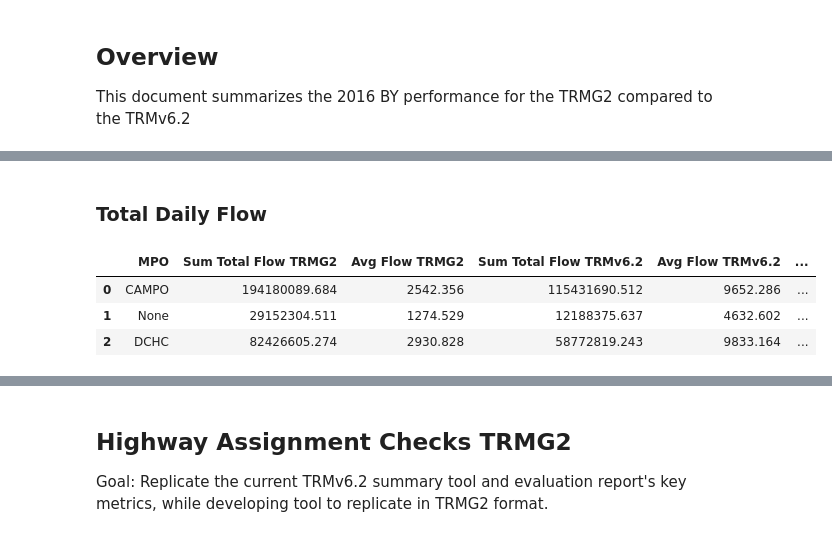
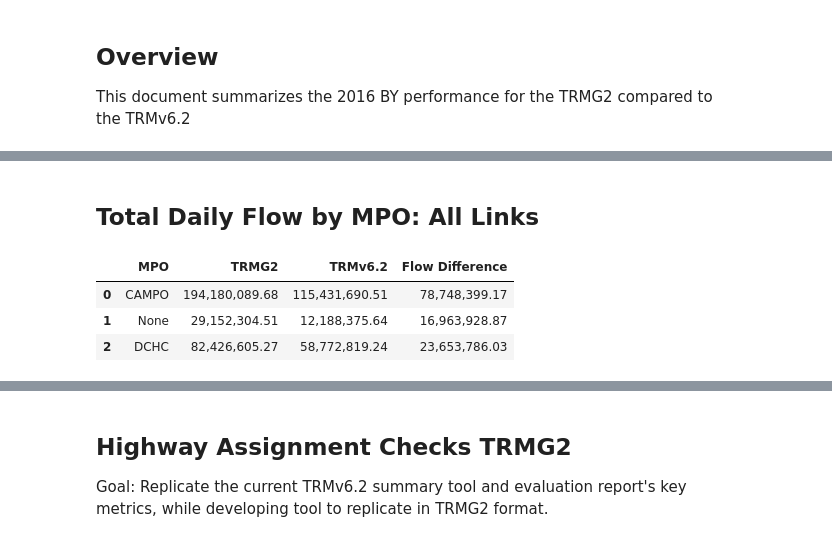
Before and after one commit to JFord-DCHCMPO/TRMG2_Analyses, a Jupyter notebook: TRMG2_2016_TRMv6.2_Compare.ipynb, the cells around one changed output, grey strips where cells are left out. Drawn from its saved outputs; the diff is of its cells as text; code cells hidden in the pictures.

```diff
--- a/TRMG2_2016_TRMv6.2_Compare.ipynb
+++ b/TRMG2_2016_TRMv6.2_Compare.ipynb
@@ -6,7 +6,10 @@ This document summarizes the 2016 BY performance for the TRMG2 compared to the T
 import caliperpy
 from shared_utils import geography_utils
 import pandas as pd
+import nbconvert
+from siuba import *
 
 pd.set_option('display.float_format', lambda x: '%.3f' % x)
+pd.options.display.float_format = '{:,.2f}'.format
 
 dk = caliperpy.TransCAD.connect()
@@ -13,48 +24,36 @@ dk = caliperpy.TransCAD.connect()
 # %% [markdown]
-### Total Daily Flow
+## Total Daily Flow by MPO: All Links
 # %%
 group_cols = ["MPO"]
 sum_cols = ["Total_Flow_Daily"]
-mean_cols = ["Total_Flow_Daily"]
+
+
+by_mpo_g2 = geography_utils.aggregate_by_geography(
+    hwy_2016_g2,
+    group_cols=group_cols,
+    sum_cols = sum_cols,
+)
+
+by_mpo_g2 =   by_mpo_g2.rename(columns={'Total_Flow_Daily': 'TRMG2'})
 
 
 
-by_county_g2 = geography_utils.aggregate_by_geography(
-    hwy_2016_g2,
+sum_cols = ["ToTDlyVol"]
+
+by_mpo_v6 = geography_utils.aggregate_by_geography(
+    hwy_2016_v6,
     group_cols=group_cols,
     sum_cols = sum_cols,
-    mean_cols=mean_cols,
-
 
 )
 
-by_county_g2 =   by_county_g2.rename(columns={'Total_Flow_Daily_x': 'Sum Total Flow TRMG2'})
-by_county_g2 = by_county_g2.rename(columns={'Total_Flow_Daily_y': ' Avg Flow TRMG2'})
-
-group_cols = ["MPO"]
-sum_cols = ["ToTDlyVol"]
-mean_cols = ["ToTDlyVol"]
-
-by_county_v6 = geography_utils.aggregate_by_geography(
-    hwy_2016_v6,
-    group_cols=group_cols,
-    sum_cols = sum_cols,
-    mean_cols=mean_cols,
-
-
-)
-
-by_county_v6 = by_county_v6.rename(columns={'ToTDlyVol_x': 'Sum Total Flow TRMv6.2'})
-by_county_v6 = by_county_v6.rename(columns={'ToTDlyVol_y': ' Avg Flow TRMv6.2'})
-
-by_county_v6["MPO"].replace({1: "CAMPO", 2: "DCHC", 0: "None"}, inplace=True)
-
-by_county = pd.merge(by_county_g2, by_county_v6)
-
-by_county['Flow Difference']=by_county['Sum Total Flow TRMG2']-by_county['Sum Total Flow TRMv6.2']
-by_county
+by_mpo_v6["MPO"].replace({1: "CAMPO", 2: "DCHC", 0: "None"}, inplace=True)
+by_mpo_v6 = by_mpo_v6.rename(columns={'ToTDlyVol': 'TRMv6.2'})
+by_mpo = pd.merge(by_mpo_g2, by_mpo_v6)
+by_mpo['Flow Difference']=by_mpo['TRMG2']-by_mpo['TRMv6.2']
+by_mpo
 # %% [output]
-|  | MPO | Sum Total Flow TRMG2 | Avg Flow TRMG2 | Sum Total Flow TRMv6.2 | Avg Flow TRMv6.2 | ... |
-| 0 | CAMPO | 194180089.684 | 2542.356 | 115431690.512 | 9652.286 | ... |
-| 1 | None | 29152304.511 | 1274.529 | 12188375.637 | 4632.602 | ... |
-| 2 | DCHC | 82426605.274 | 2930.828 | 58772819.243 | 9833.164 | ... |
+|  | MPO | TRMG2 | TRMv6.2 | Flow Difference |
+| 0 | CAMPO | 194,180,089.68 | 115,431,690.51 | 78,748,399.17 |
+| 1 | None | 29,152,304.51 | 12,188,375.64 | 16,963,928.87 |
+| 2 | DCHC | 82,426,605.27 | 58,772,819.24 | 23,653,786.03 |
```
Also changed, not shown: parts of 15 cells of this notebook.
